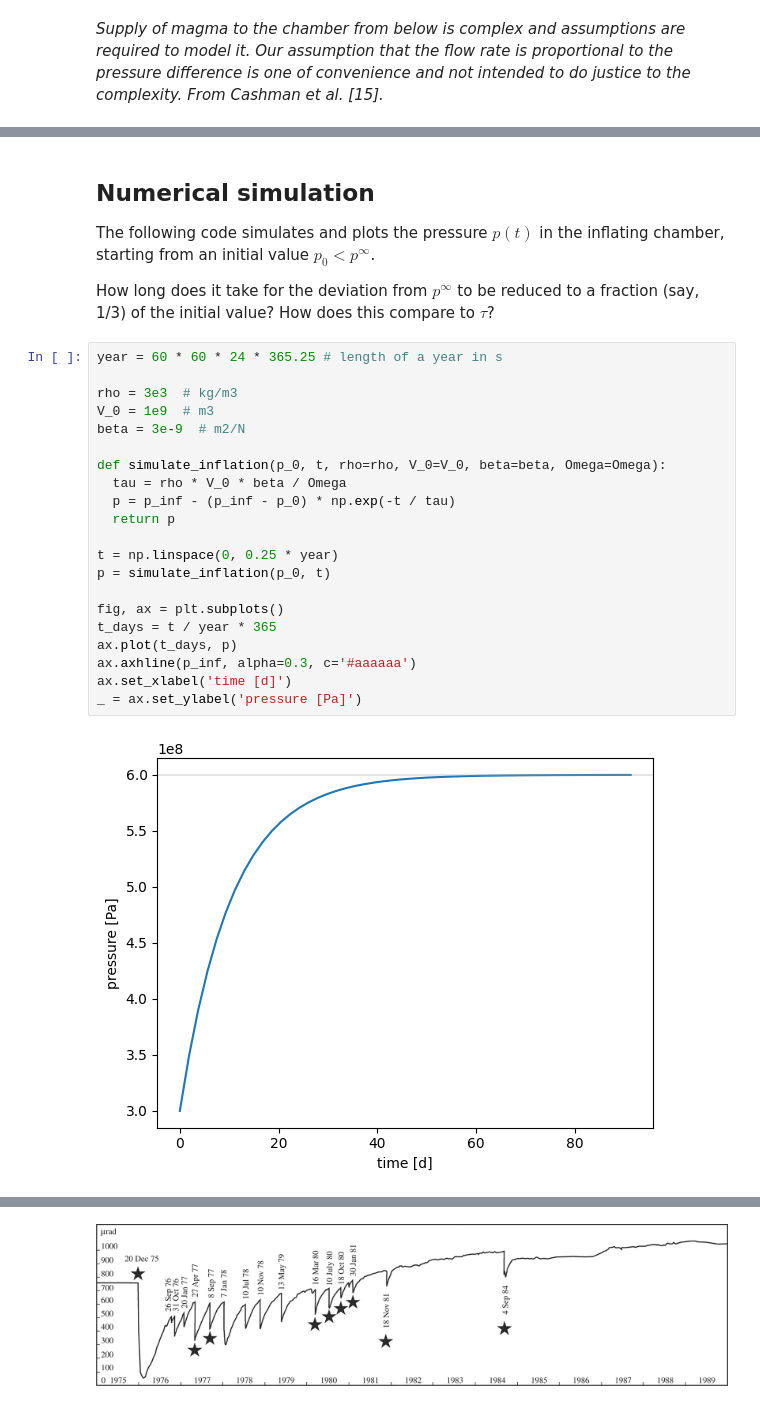
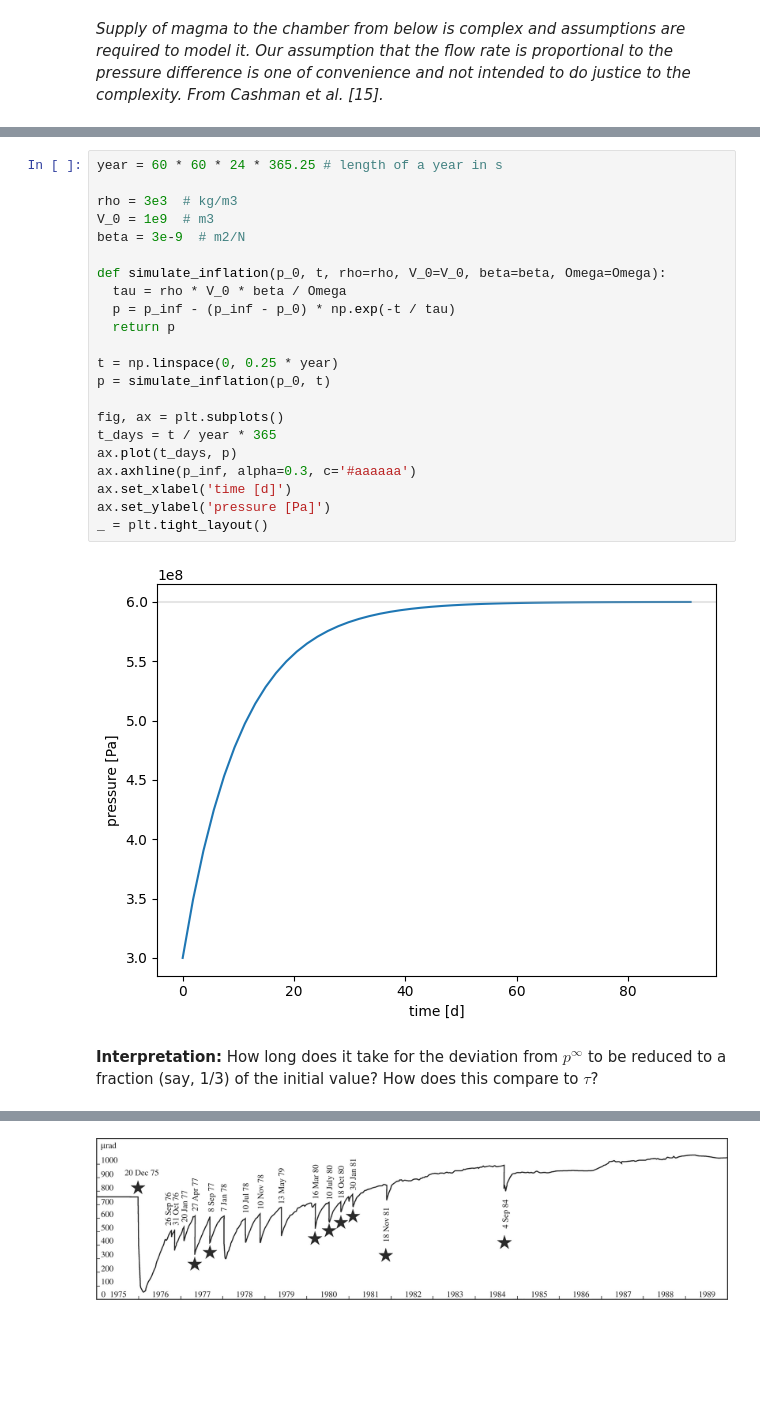
Before and after one commit to uafgeoteach/ESS601_IESS, a Jupyter notebook: notebooks/chamber.ipynb, the cells around one changed output, grey strips where cells are left out. Cells and saved outputs as stored; diff of their text form; blank space fills up the shorter version.

```diff
--- a/notebooks/chamber.ipynb
+++ b/notebooks/chamber.ipynb
@@ -133,29 +178,26 @@ Beware the typo in Eq. 1.4. in the Segall paper.
+# %%
+year = 60 * 60 * 24 * 365.25 # length of a year in s
+
+rho = 3e3  # kg/m3
+V_0 = 1e9  # m3
+beta = 3e-9  # m2/N
+
+def simulate_inflation(p_0, t, rho=rho, V_0=V_0, beta=beta, Omega=Omega):
+  tau = rho * V_0 * beta / Omega
+  p = p_inf - (p_inf - p_0) * np.exp(-t / tau)
+  return p
+
+t = np.linspace(0, 0.25 * year)
+p = simulate_inflation(p_0, t)
+
+fig, ax = plt.subplots()
+t_days = t / year * 365
+ax.plot(t_days, p)
+ax.axhline(p_inf, alpha=0.3, c='#aaaaaa')
+ax.set_xlabel('time [d]')
+ax.set_ylabel('pressure [Pa]')
+_ = plt.tight_layout()
+# %% [output]
+[figure, added]
 # %% [markdown]
-## Numerical simulation
-
-The following code simulates and plots the pressure $p(t)$ in the inflating chamber, starting from an initial value $p_0 < p^{\infty}$.
-
-How long does it take for the deviation from $p^{\infty}$ to be reduced to a fraction (say, 1/3) of the initial value? How does this compare to $\tau$?
+**Interpretation:** How long does it take for the deviation from $p^{\infty}$ to be reduced to a fraction (say, 1/3) of the initial value? How does this compare to $\tau$?
-# %%
-year = 60 * 60 * 24 * 365.25 # length of a year in s
-
-rho = 3e3  # kg/m3
-V_0 = 1e9  # m3
-beta = 3e-9  # m2/N
-
-def simulate_inflation(p_0, t, rho=rho, V_0=V_0, beta=beta, Omega=Omega):
-  tau = rho * V_0 * beta / Omega
-  p = p_inf - (p_inf - p_0) * np.exp(-t / tau)
-  return p
-
-t = np.linspace(0, 0.25 * year)
-p = simulate_inflation(p_0, t)
-
-fig, ax = plt.subplots()
-t_days = t / year * 365
-ax.plot(t_days, p)
-ax.axhline(p_inf, alpha=0.3, c='#aaaaaa')
-ax.set_xlabel('time [d]')
-_ = ax.set_ylabel('pressure [Pa]')
-# %% [output]
-[figure, removed]
```
Also changed, not shown: parts of 17 cells of this notebook, 6 other files.
